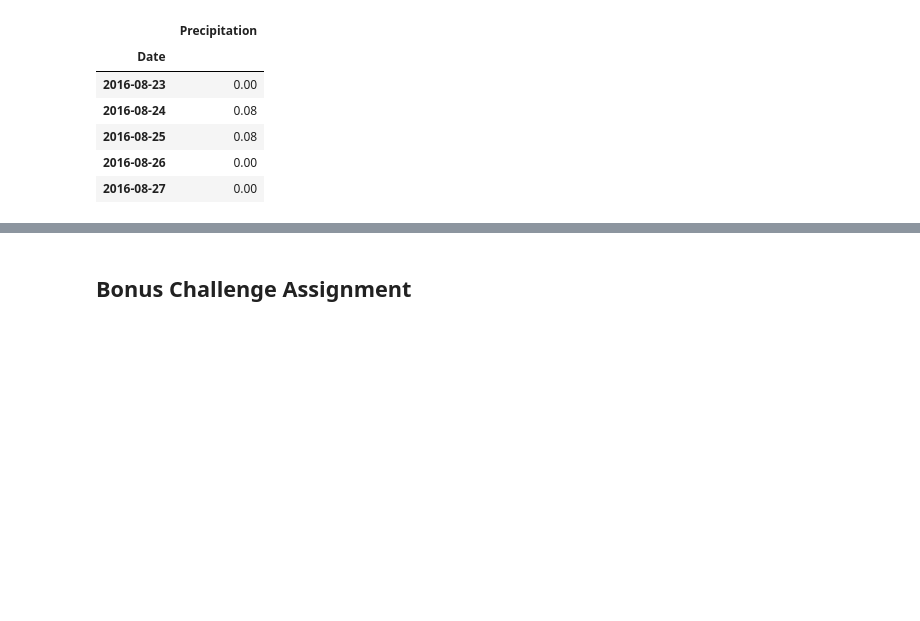
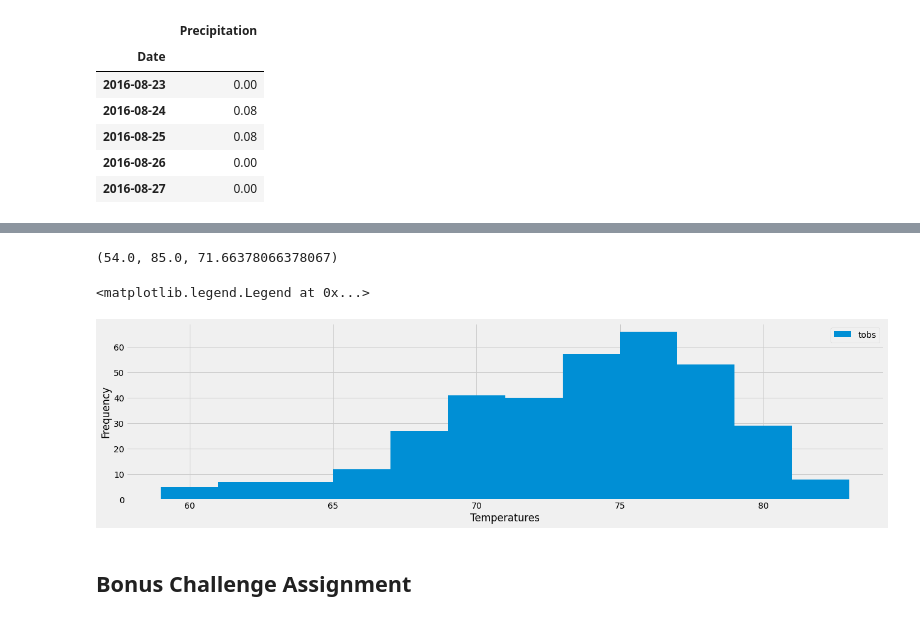
Before and after one commit to samuelceron/sqlalchemy-challenge, a Jupyter notebook: climate_starter.ipynb, the cells around one changed output, grey strips where cells are left out. Cells and saved outputs as stored; diff of their text form; code cells hidden in the pictures; blank space fills up the shorter version.

```diff
--- a/climate_starter.ipynb
+++ b/climate_starter.ipynb
@@ -156,9 +189,28 @@ precipitation_df.plot()
 # %%
 # Using the station id from the previous query, calculate the lowest temperature recorded,
 # highest temperature recorded, and average temperature of the most active station?
+data = [func.min(Measurement.tobs),func.max(Measurement.tobs),func.avg(Measurement.tobs)]
+mostactivestationdata = session.query(*data).\
+    filter_by(station='USC00519281').\
+    group_by(Measurement.station).\
+    order_by(func.count(Measurement.id).desc()).first()
+mostactivestationdata
+# %% [output]
+(54.0, 85.0, 71.66378066378067)
 # %%
 # Choose the station with the highest number of temperature observations.
 # Query the last 12 months of temperature observation data for this station and plot the results as a histogram
+queryresult = session.query(Measurement.tobs).\
+    filter_by(station ='USC00519281').\
+    filter(Measurement.date >= date_yearago).all()
+temperatures = list(np.ravel(queryresult))
+plt.hist(temperatures, bins=12,rwidth=1.0,label='tobs')
+plt.ylabel('Frequency')
+plt.xlabel('Temperatures')
+plt.legend()
+# %% [output]
+<matplotlib.legend.Legend at 0x...>
+[figure, added]
 # %% [markdown]
 ## Bonus Challenge Assignment
 # %%
```
Also changed, not shown: parts of 7 cells of this notebook.
